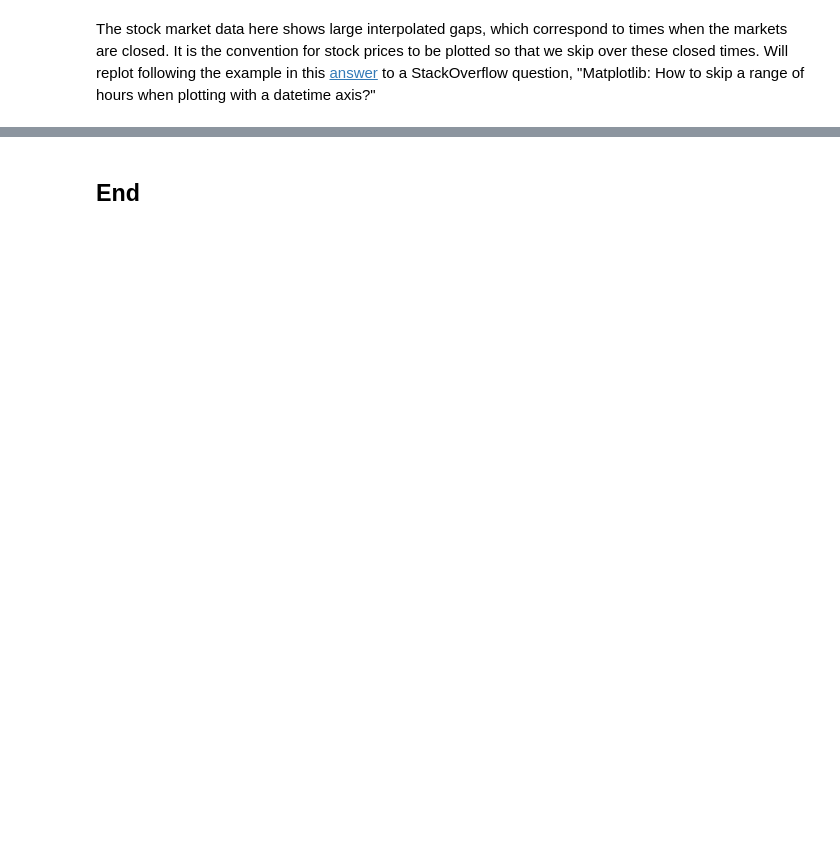
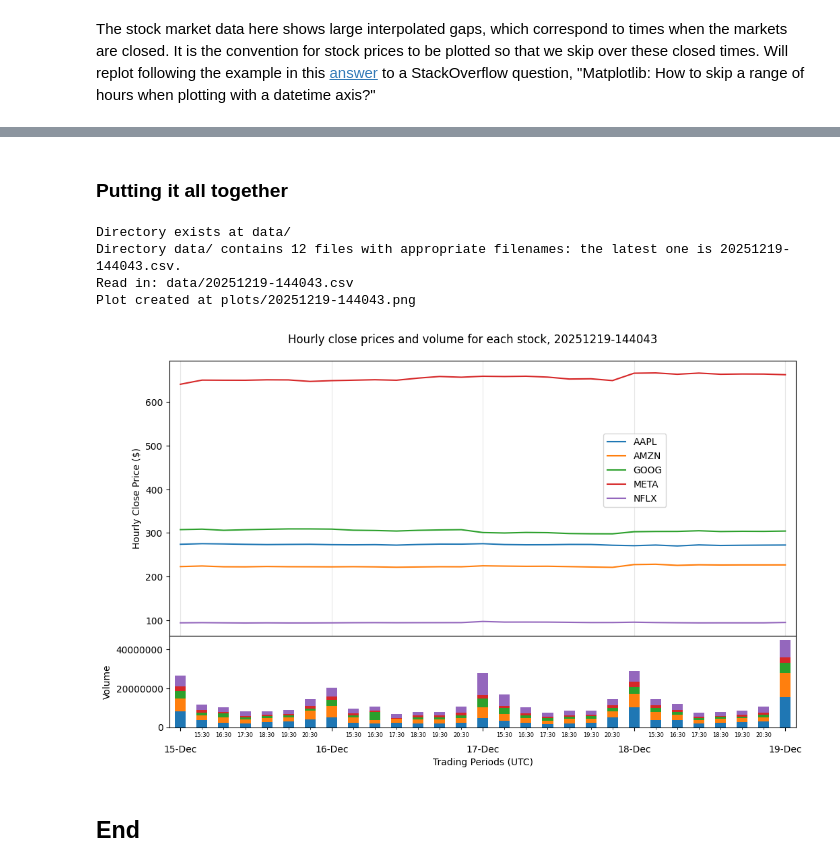
Before and after one commit to SuColl/computer-infrastructure-assessment, a Jupyter notebook: problems.ipynb, the cells around one changed output, grey strips where cells are left out. Drawn from its saved outputs; the diff is of its cells as text; code cells hidden in the pictures; blank space fills up the shorter version.

```diff
--- a/problems.ipynb
+++ b/problems.ipynb
@@ -369,2 +428,32 @@ plt.savefig(plot_dir + plot_output_filename)
+# %% [markdown]
+### Putting it all together
+# %%
+# Function to open latest data file, plot the Close prices, and save as PNG
+def plot_data():
+    """Function to open latest data file, plot the Close prices, and save as PNG"""
+
+    # Check if the data directory exists
+    check_directory(data_read_dir)
+
+    # Get the filename of the latest valid data file in the data directory
+    data_read_filename = get_latest_valid_file(data_read_dir)
+
+    # Read stock data from csv into dataframe
+    df_to_plot = read_stock_data_from_csv(data_read_dir + data_read_filename)
+
+    # Get the timestamp of the data from the CSV filename
+    data_timestamp_string = remove_filename_extension(data_read_filename)
+
+    # Create PNG plot of the data
+    make_png_from_finance_data(df_to_plot, data_timestamp_string, plot_dir)
+
+# Run this function
+plot_data()
+# %% [output]
+Directory exists at data/
+Directory data/ contains 12 files with appropriate filenames: the latest one is 20251219-144043.csv.
+Read in: data/20251219-144043.csv
+Plot created at plots/20251219-144043.png
+[figure, added]
 # %% [markdown]
 ## End
```
Also changed, not shown: parts of 20 cells of this notebook, 8 other files.
